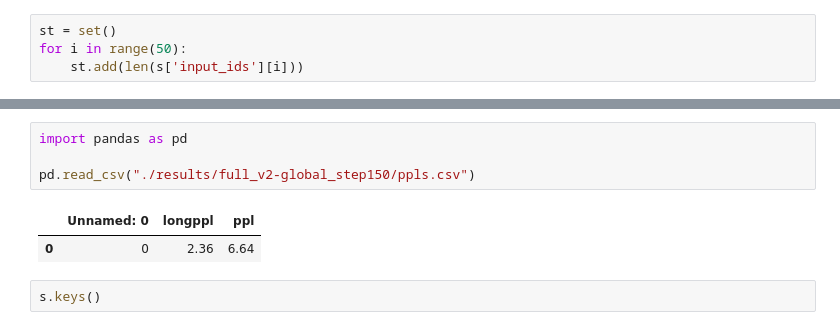
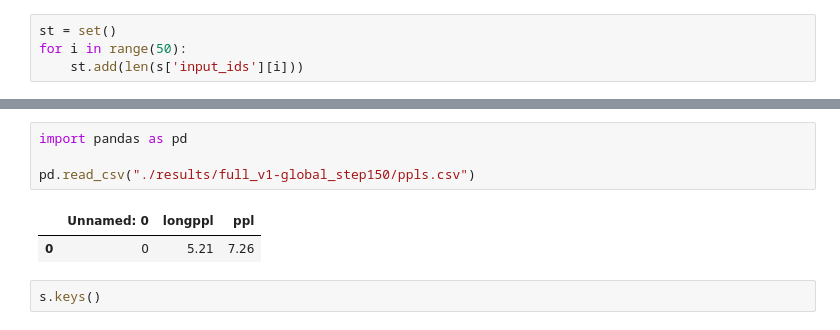
Before and after one commit to ZetangForward/LCM_Stack, a Jupyter notebook: evaluation/LongPPL/draft.ipynb, the cells around one changed output, grey strips where cells are left out. Cells and saved outputs as stored; diff of their text form.

```diff
--- a/evaluation/LongPPL/draft.ipynb
+++ b/evaluation/LongPPL/draft.ipynb
@@ -33,10 +33,10 @@ sorted(st)
 # %%
 import pandas as pd
 
-pd.read_csv("./results/full_v2-global_step150/ppls.csv")
+pd.read_csv("./results/full_v1-global_step150/ppls.csv")
 # %% [output]
 |  | Unnamed: 0 | longppl | ppl |
-| 0 | 0 | 2.36 | 6.64 |
+| 0 | 0 | 5.21 | 7.26 |
 # %%
 s.keys()
 # %% [output]
```
Also changed, not shown: parts of 1 cell of this notebook, 7 other files.
